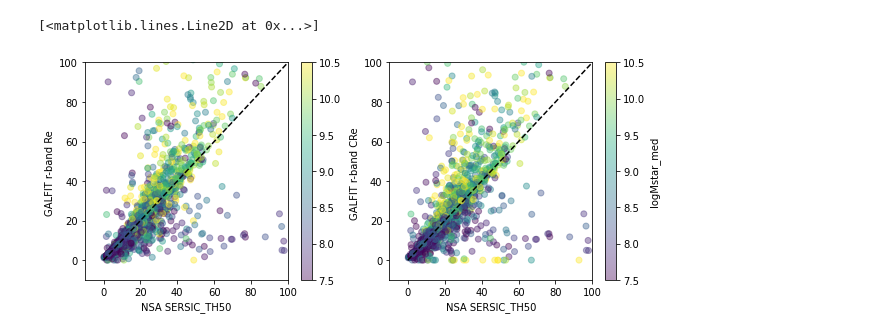
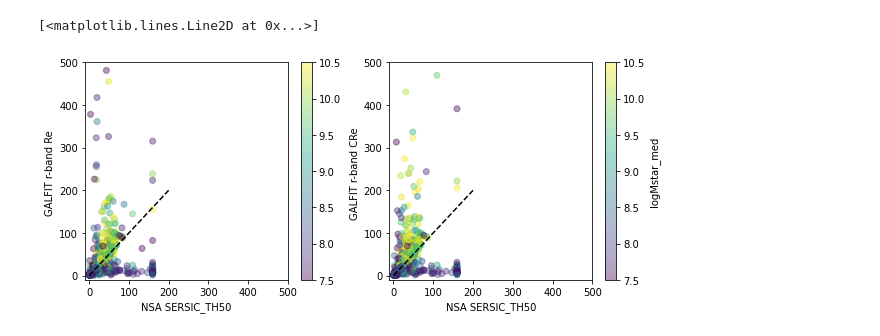
Before and after one commit to rfinn/Virgo, a Jupyter notebook: notebooks/galfit-checks.ipynb, the cells around one changed output. Drawn from its saved outputs; the diff is of its cells as text; code cells hidden in the pictures.

Commit message:
galfit checks for virgowise

```diff
--- a/notebooks/galfit-checks.ipynb
+++ b/notebooks/galfit-checks.ipynb
@@ -13,34 +9,34 @@ WARNING: UnitsWarning: 'log(solMass/yr)' did not parse as fits unit: 'log' is no
 leg_pixscale = 0.262
 y = v.galfit_r['RE']*leg_pixscale
 x = v.nsav0['SERSIC_TH50']
 
 xmin=-10
-xmax=100
+xmax=500
 
-flag = (v.nsav0['SERSIC_TH50'] > 0) & (v.galfit_r['MAG'] > 0)
+flag = (v.nsav0['SERSIC_TH50'] > 0) & (v.galfit_r['MAG'] > 0) & ~v.galfit_r['Numerical_Error']
 plt.figure(figsize=(10,4))
 plt.subplot(1,2,1)
 plt.scatter(x[flag],y[flag],alpha=0.4,c=v.magphys['logMstar_med'][flag],vmin=7.5,vmax=10.5)#c=v.ephot['GROUP_MULT'],
 plt.colorbar()
 plt.axis([xmin,xmax,xmin,xmax])
 plt.xlabel('NSA SERSIC_TH50')
 plt.ylabel('GALFIT r-band Re ')
 xline = np.linspace(0,200)
 plt.plot(xline,xline,'k--')
 
 y = v.galfit_r['CRE']*leg_pixscale
 x = v.nsav0['SERSIC_TH50']
-
+flag = (v.nsav0['SERSIC_TH50'] > 0) & (v.galfit_r['MAG'] > 0) & ~v.galfit_r['CNumerical_Error']
 plt.subplot(1,2,2)
 plt.scatter(x[flag],y[flag],alpha=0.4,c=v.magphys['logMstar_med'][flag],vmin=7.5,vmax=10.5)#c=v.ephot['GROUP_MULT'],
 plt.colorbar(label='logMstar_med')
 
 plt.axis([xmin,xmax,xmin,xmax])
 plt.xlabel('NSA SERSIC_TH50')
 plt.ylabel('GALFIT r-band CRe ')
 
 xline = np.linspace(0,200)
 plt.plot(xline,xline,'k--')
 # %% [output]
 [<matplotlib.lines.Line2D at 0x...>]
-[figure, old version]
+[figure, new version]
```
Also changed, not shown: parts of 28 cells of this notebook, 3 other files.
